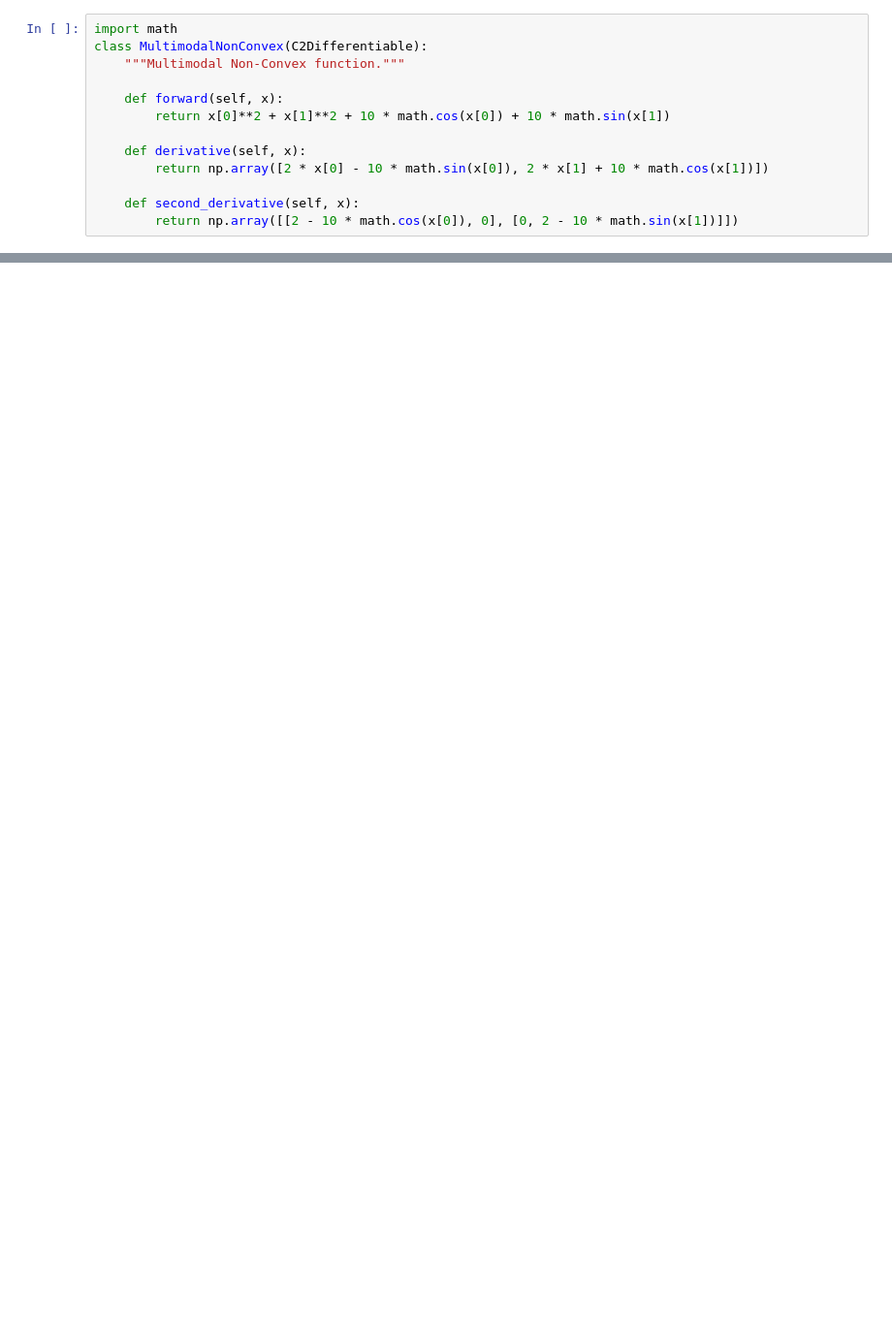
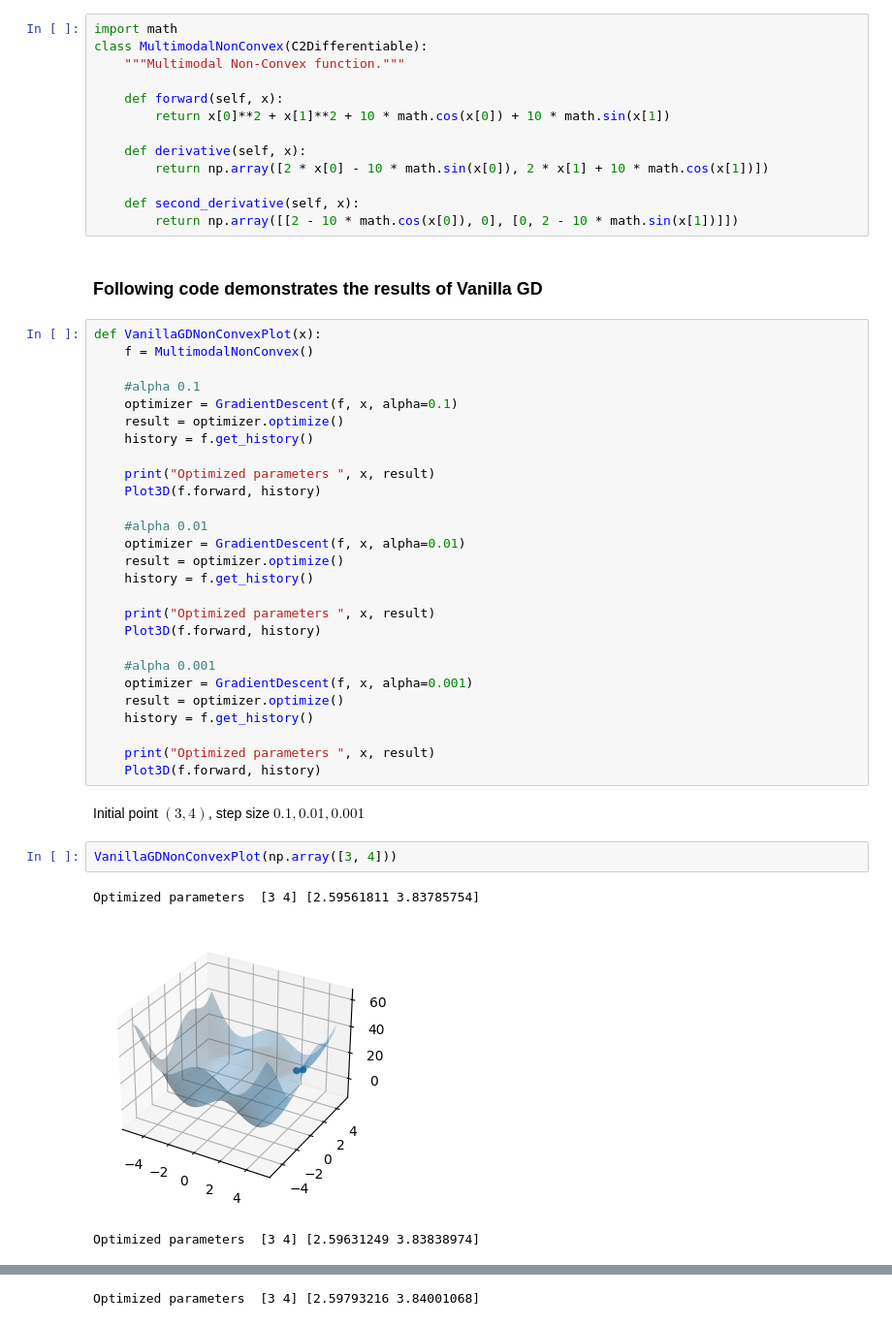
Before and after one commit to zh1322114772/Project1-GradientDescent, a Jupyter notebook: Project1.ipynb, the cells around one changed output, grey strips where cells are left out. Shown at 97% size. Cells and saved outputs as stored; diff of their text form; blank space fills up the shorter version.

```diff
--- a/Project1.ipynb
+++ b/Project1.ipynb
@@ -410,3 +489,40 @@ class MultimodalNonConvex(C2Differentiable):
 
     def second_derivative(self, x):
         return np.array([[2 - 10 * math.cos(x[0]), 0], [0, 2 - 10 * math.sin(x[1])]])
+# %% [markdown]
+### Following code demonstrates the results of Vanilla GD
+# %%
+def VanillaGDNonConvexPlot(x):
+    f = MultimodalNonConvex()
+
+    #alpha 0.1
+    optimizer = GradientDescent(f, x, alpha=0.1)
+    result = optimizer.optimize()
+    history = f.get_history()
+
+    print("Optimized parameters ", x, result)
+    Plot3D(f.forward, history)
+
+    #alpha 0.01
+    optimizer = GradientDescent(f, x, alpha=0.01)
+    result = optimizer.optimize()
+    history = f.get_history()
+
+    print("Optimized parameters ", x, result)
+    Plot3D(f.forward, history)
+
+    #alpha 0.001
+    optimizer = GradientDescent(f, x, alpha=0.001)
+    result = optimizer.optimize()
+    history = f.get_history()
+
+    print("Optimized parameters ", x, result)
+    Plot3D(f.forward, history)
+# %% [markdown]
+Initial point $(3, 4)$, step size $0.1, 0.01, 0.001$
+# %%
+VanillaGDNonConvexPlot(np.array([3, 4]))
+# %% [output]
+Optimized parameters  [3 4] [2.59561811 3.83785754]
+[figure, added]
+Optimized parameters  [3 4] [2.59631249 3.83838974]
@@ -412,0 +530 @@ class MultimodalNonConvex(C2Differentiable):
+Optimized parameters  [3 4] [2.59793216 3.84001068]
```
Also changed, not shown: parts of 19 cells of this notebook.
